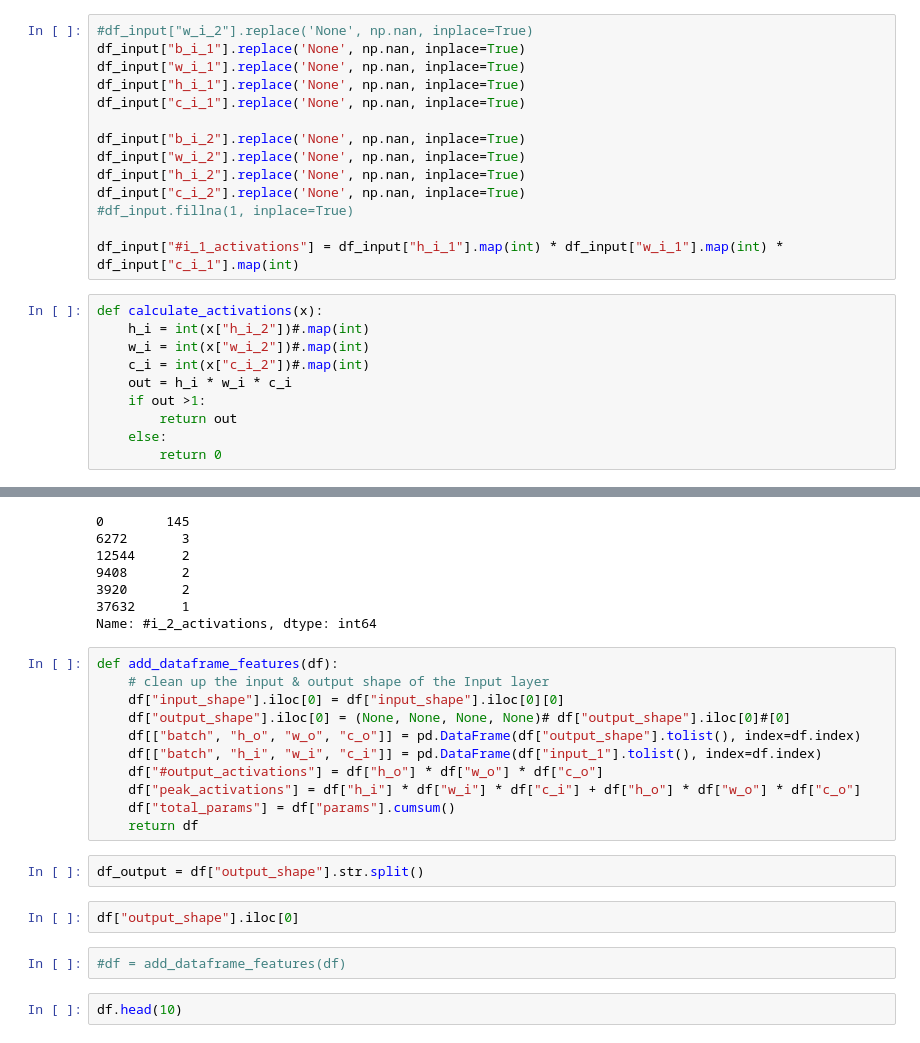
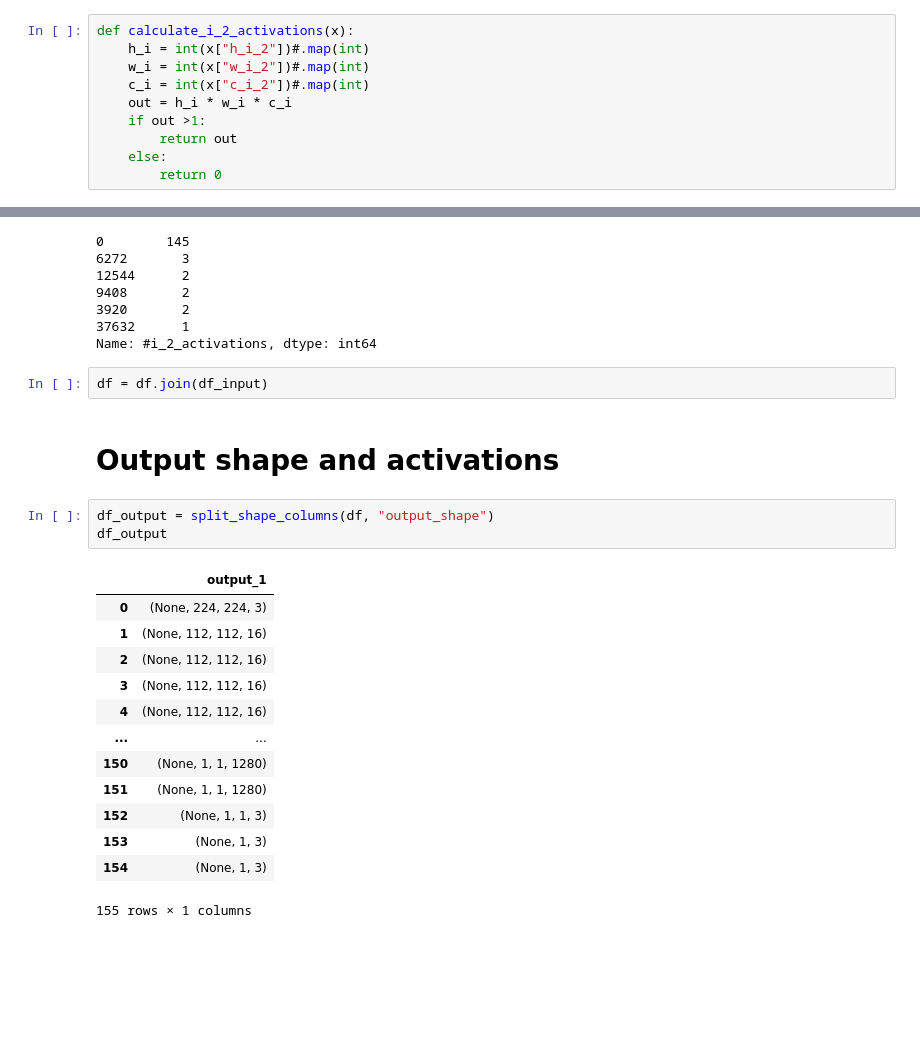
Before and after one commit to subrockmann/tiny_cnn, a Jupyter notebook: Layer Visualizations.ipynb, the cells around one changed output, grey strips where cells are left out. Drawn from its saved outputs; the diff is of its cells as text; blank space fills up the shorter version.

```diff
--- a/Layer Visualizations.ipynb
+++ b/Layer Visualizations.ipynb
@@ -173,19 +202,5 @@ df_input
-# %%
-#df_input["w_i_2"].replace('None', np.nan, inplace=True)
-df_input["b_i_1"].replace('None', np.nan, inplace=True)
-df_input["w_i_1"].replace('None', np.nan, inplace=True)
-df_input["h_i_1"].replace('None', np.nan, inplace=True)
-df_input["c_i_1"].replace('None', np.nan, inplace=True)
-
-df_input["b_i_2"].replace('None', np.nan, inplace=True)
-df_input["w_i_2"].replace('None', np.nan, inplace=True)
-df_input["h_i_2"].replace('None', np.nan, inplace=True)
-df_input["c_i_2"].replace('None', np.nan, inplace=True)
-#df_input.fillna(1, inplace=True)
-
-df_input["#i_1_activations"] = df_input["h_i_1"].map(int) * df_input["w_i_1"].map(int) * df_input["c_i_1"].map(int)
 # %%
-def calculate_activations(x):
+def calculate_i_2_activations(x):
     h_i = int(x["h_i_2"])#.map(int)
     w_i = int(x["w_i_2"])#.map(int)
     c_i = int(x["c_i_2"])#.map(int)
@@ -222,22 +248,24 @@ df_input["#i_2_activations"].value_counts()
 3920       2
 37632      1
 Name: #i_2_activations, dtype: int64
-# %%
-def add_dataframe_features(df):
-    # clean up the input & output shape of the Input layer
-    df["input_shape"].iloc[0] = df["input_shape"].iloc[0][0]
-    df["output_shape"].iloc[0] = (None, None, None, None)# df["output_shape"].iloc[0]#[0]
-    df[["batch", "h_o", "w_o", "c_o"]] = pd.DataFrame(df["output_shape"].tolist(), index=df.index)
-    df[["batch", "h_i", "w_i", "c_i"]] = pd.DataFrame(df["input_1"].tolist(), index=df.index)
-    df["#output_activations"] = df["h_o"] * df["w_o"] * df["c_o"]
-    df["peak_activations"] = df["h_i"] * df["w_i"] * df["c_i"] + df["h_o"] * df["w_o"] * df["c_o"]
-    df["total_params"] = df["params"].cumsum()
-    return df
+# %%
+df = df.join(df_input)
+# %% [markdown]
+# Output shape and activations
 # %%
-df_output = df["output_shape"].str.split()
+df_output = split_shape_columns(df, "output_shape")
+df_output
+# %% [output]
+|  | output_1 |
+| 0 | (None, 224, 224, 3) |
+| 1 | (None, 112, 112, 16) |
+| 2 | (None, 112, 112, 16) |
+| 3 | (None, 112, 112, 16) |
+| 4 | (None, 112, 112, 16) |
+| ... | ... |
+| 150 | (None, 1, 1, 1280) |
+| 151 | (None, 1, 1, 1280) |
+| 152 | (None, 1, 1, 3) |
+| 153 | (None, 1, 3) |
+| 154 | (None, 1, 3) |
+155 rows × 1 columns
-# %%
-df["output_shape"].iloc[0]
-# %%
-#df = add_dataframe_features(df)
-# %%
-df.head(10)
```
Also changed, not shown: parts of 32 cells of this notebook, 1 other file.
